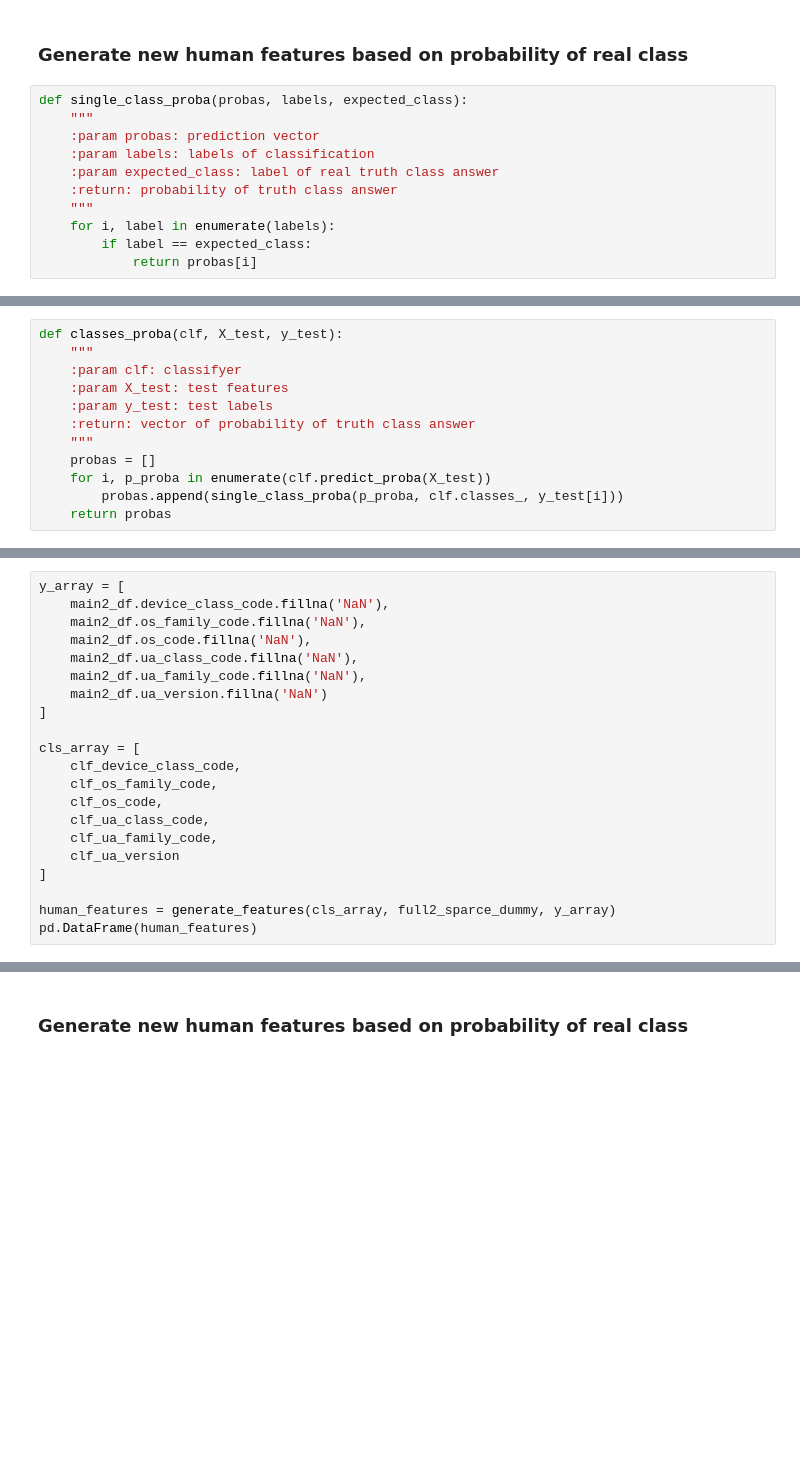
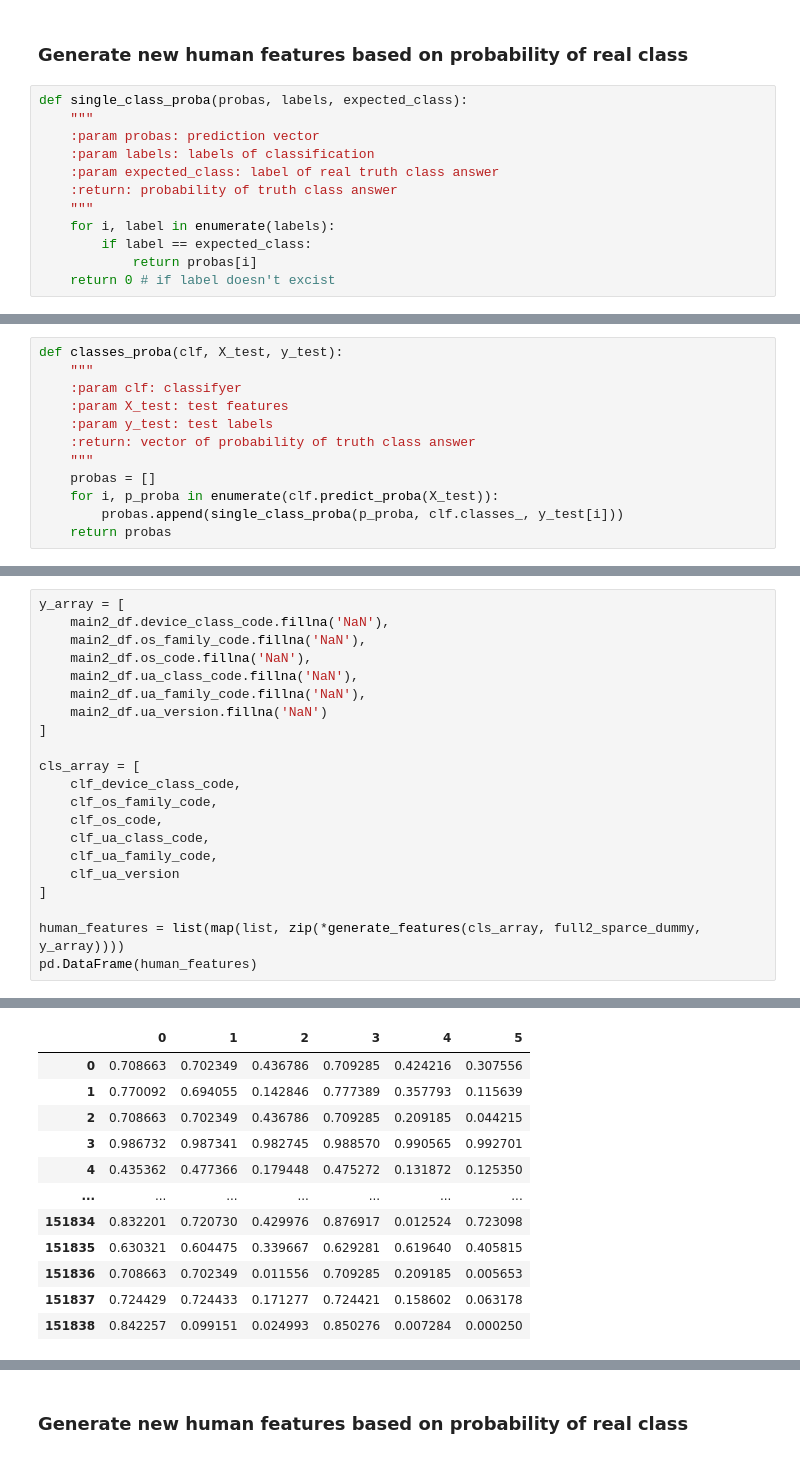
Before and after one commit to levabd/http-ml-antifraud, a Jupyter notebook: 09-MergeGroups.ipynb, the cells around one changed output, grey strips where cells are left out. Cells and saved outputs as stored; diff of their text form; blank space fills up the shorter version.

```diff
--- a/09-MergeGroups.ipynb
+++ b/09-MergeGroups.ipynb
@@ -369,6 +401,7 @@ def single_class_proba(probas, labels, expected_class):
     for i, label in enumerate(labels):
         if label == expected_class:
             return probas[i]
+    return 0 # if label doesn't excist
 # %%
 print(main2_df.device_class_code[0])
 single_class_proba(pp_dc[0], clf_device_class_code.classes_, main2_df.device_class_code[0])
@@ -381,7 +417,7 @@ def classes_proba(clf, X_test, y_test):
     :return: vector of probability of truth class answer
     """
     probas = []
-    for i, p_proba in enumerate(clf.predict_proba(X_test))
+    for i, p_proba in enumerate(clf.predict_proba(X_test)):
         probas.append(single_class_proba(p_proba, clf.classes_, y_test[i]))
     return probas
 # %%
@@ -421,5 +459,6 @@ cls_array = [
     clf_ua_version
 ]
 
-human_features = generate_features(cls_array, full2_sparce_dummy, y_array)
+human_features = list(map(list, zip(*generate_features(cls_array, full2_sparce_dummy, y_array))))
 pd.DataFrame(human_features)
+# %% [output]
@@ -425,0 +471,12 @@ pd.DataFrame(human_features)
+|  | 0 | 1 | 2 | 3 | 4 | 5 |
+| 0 | 0.708663 | 0.702349 | 0.436786 | 0.709285 | 0.424216 | 0.307556 |
+| 1 | 0.770092 | 0.694055 | 0.142846 | 0.777389 | 0.357793 | 0.115639 |
+| 2 | 0.708663 | 0.702349 | 0.436786 | 0.709285 | 0.209185 | 0.044215 |
+| 3 | 0.986732 | 0.987341 | 0.982745 | 0.988570 | 0.990565 | 0.992701 |
+| 4 | 0.435362 | 0.477366 | 0.179448 | 0.475272 | 0.131872 | 0.125350 |
+| ... | ... | ... | ... | ... | ... | ... |
+| 151834 | 0.832201 | 0.720730 | 0.429976 | 0.876917 | 0.012524 | 0.723098 |
+| 151835 | 0.630321 | 0.604475 | 0.339667 | 0.629281 | 0.619640 | 0.405815 |
+| 151836 | 0.708663 | 0.702349 | 0.011556 | 0.709285 | 0.209185 | 0.005653 |
+| 151837 | 0.724429 | 0.724433 | 0.171277 | 0.724421 | 0.158602 | 0.063178 |
+| 151838 | 0.842257 | 0.099151 | 0.024993 | 0.850276 | 0.007284 | 0.000250 |
```
Also changed, not shown: parts of 40 cells of this notebook, 6 other files.
